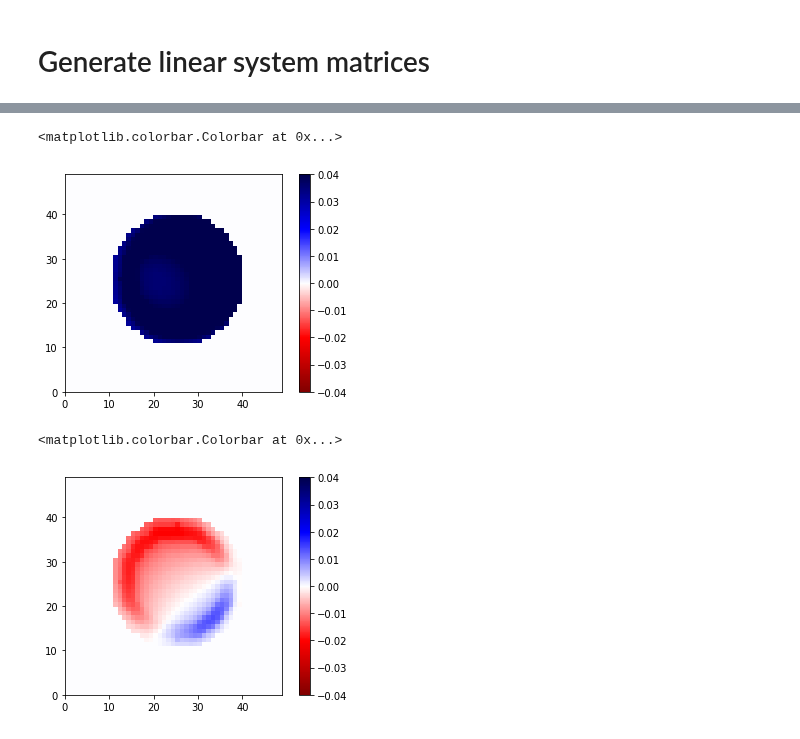
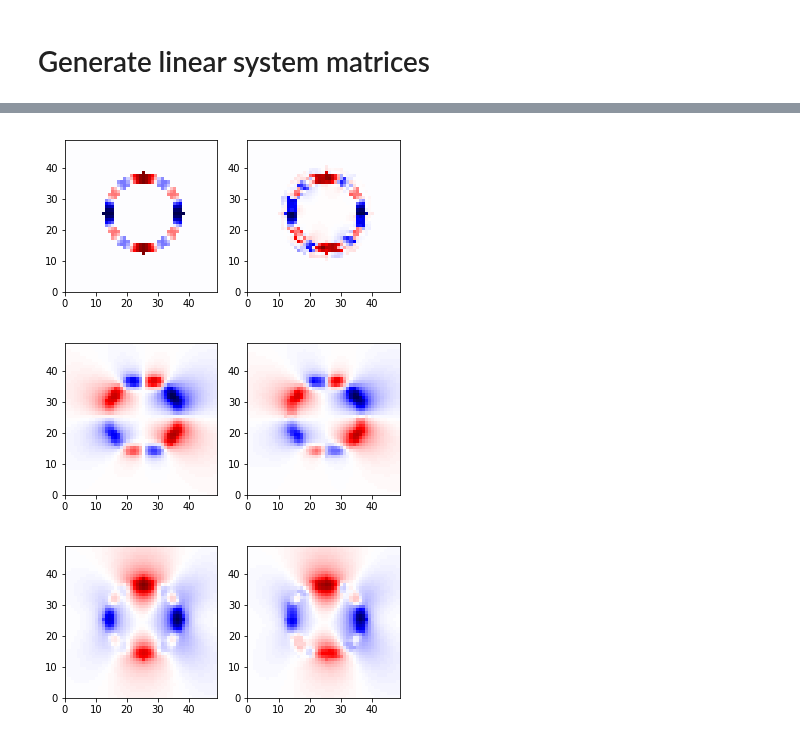
Before and after one commit to jcalifornia/tractionforce, a Jupyter notebook: paper/numerics/pads.ipynb, the cells around one changed output, grey strips where cells are left out. Drawn from its saved outputs; the diff is of its cells as text; code cells hidden in the pictures.

```diff
--- a/paper/numerics/pads.ipynb
+++ b/paper/numerics/pads.ipynb
@@ -261,0 +130,2 @@ Size of the problem is 2303
+# %%
+G_in_in_xx, G_in_in_xy, G_out_in_xx, G_out_in_xy, G_in_in_yy, G_in_in_yx, G_out_in_yy, G_out_in_yx, Dx, Dy = gen_matrices(x_in,y_in,x_out,y_out,dx,dy,loworder = False)
@@ -267,6 +139,14 @@ u_out_x = G_out_in_xx.dot(s_x) + G_out_in_xy.dot(s_y)
 
 u_in_y = G_in_in_yx.dot(s_x) + G_in_in_yy.dot(s_y)
 u_out_y = G_out_in_yx.dot(s_x)  + G_out_in_yy.dot(s_y)
+
+u_x = np.zeros(coords.shape[0])
+u_x[condition_inside] = u_in_x
+u_x[condition_outside] = u_out_x
+
+u_y = np.zeros(coords.shape[0])
+u_y[condition_inside] = u_in_y
+u_y[condition_outside] = u_out_y
 # %%
 N_SOLUTIONS = 24
 gamma_vals = np.logspace(-5, 0, N_SOLUTIONS)
@@ -332,9 +213,11 @@ def invert_one(val):
     sigma_xz_values.append(sigma_xz.value)
     sigma_yz_values.append(sigma_yz.value)
 
-    force = np.zeros_like(coords)
-    force[condition_inside,0] = sigma_xz.value.reshape((n_in,))
-    force[condition_inside,1] = sigma_yz.value.reshape((n_in,))
+    s_x = np.zeros(coords.shape[0])
+    s_y = np.zeros(coords.shape[0])
+
+    s_x[condition_inside] = sigma_xz.value.reshape((n_in,))
+    s_y[condition_inside] = sigma_yz.value.reshape((n_in,))
 
     u_x = np.zeros(coords.shape[0])
     u_y = np.zeros(coords.shape[0])
@@ -342,9 +225,8 @@ def invert_one(val):
     u_x[condition_outside] = predicted_out_x.value
     u_y[condition_inside] = predicted_in_y.value
     u_y[condition_outside] = predicted_out_y.value
-    #u_x_values.append(u_x)
 
-    return force, np.array([u_x, u_y]).T, error.value, regularity_penalty.value, val
+    return np.array([s_x, s_y]).T, np.array([u_x, u_y]).T, error.value, regularity_penalty.value, val
 
 
 #results = Parallel(n_jobs=num_cores)(delayed(invert_one)(val) for val in gamma_vals)
@@ -371,20 +264,37 @@ Optimal solution found.
+# %%
+plt.subplot(121)
+
+maxval = np.max(np.abs(stress_y))
+plt.pcolormesh(x_obs_positions,y_obs_positions,stress_y.reshape((50,50)).transpose(),
+                           cmap='seismic_r',vmin=-maxval, vmax=maxval).axes.set_aspect('equal')
+
+plt.subplot(122)
+plt.pcolormesh(x_obs_positions,y_obs_positions,force[:,1].reshape((50,50)).transpose(),
+                           cmap='seismic_r',vmin=-maxval, vmax=maxval).axes.set_aspect('equal')
+#plt.colorbar()
+# %% [output]
+[figure, added]
 # %%
-u_x = np.zeros(coords.shape[0])
-u_x[condition_inside] = u_in_x
+maxval = np.max(np.abs(u_x))
 
+plt.subplot(121)
 plt.pcolormesh(x_obs_positions,y_obs_positions,u_x.reshape((50,50)).transpose(),
-                           cmap='seismic_r',vmax = 0.04, vmin=-0.04).axes.set_aspect('equal')
-plt.colorbar()
+                           cmap='seismic_r',vmin=-maxval, vmax=maxval).axes.set_aspect('equal')
+plt.subplot(122)
+plt.pcolormesh(x_obs_positions,y_obs_positions,u[:,0].reshape((50,50)).transpose(),
+                           cmap='seismic_r',vmin=-maxval, vmax=maxval).axes.set_aspect('equal')
+#plt.colorbar()
 # %% [output]
-<matplotlib.colorbar.Colorbar at 0x...>
-[figure, old version]
+[figure, new version]
 # %%
-u_y = np.zeros(coords.shape[0])
-u_y[condition_inside] = u_in_y
+maxval = np.max(np.abs(u_y))
 
+plt.subplot(121)
 plt.pcolormesh(x_obs_positions,y_obs_positions,u_y.reshape((50,50)).transpose(),
-                           cmap='seismic_r',vmax = 0.04, vmin=-0.04).axes.set_aspect('equal')
-plt.colorbar()
+                           cmap='seismic_r',vmin=-maxval, vmax=maxval).axes.set_aspect('equal')
+plt.subplot(122)
+plt.pcolormesh(x_obs_positions,y_obs_positions,u[:,1].reshape((50,50)).transpose(),
+                           cmap='seismic_r',vmin=-maxval, vmax=maxval).axes.set_aspect('equal')
+#plt.colorbar()
 # %% [output]
-<matplotlib.colorbar.Colorbar at 0x...>
-[figure, old version]
+[figure, new version]
```
Also changed, not shown: parts of 11 cells of this notebook, 5 other files.
